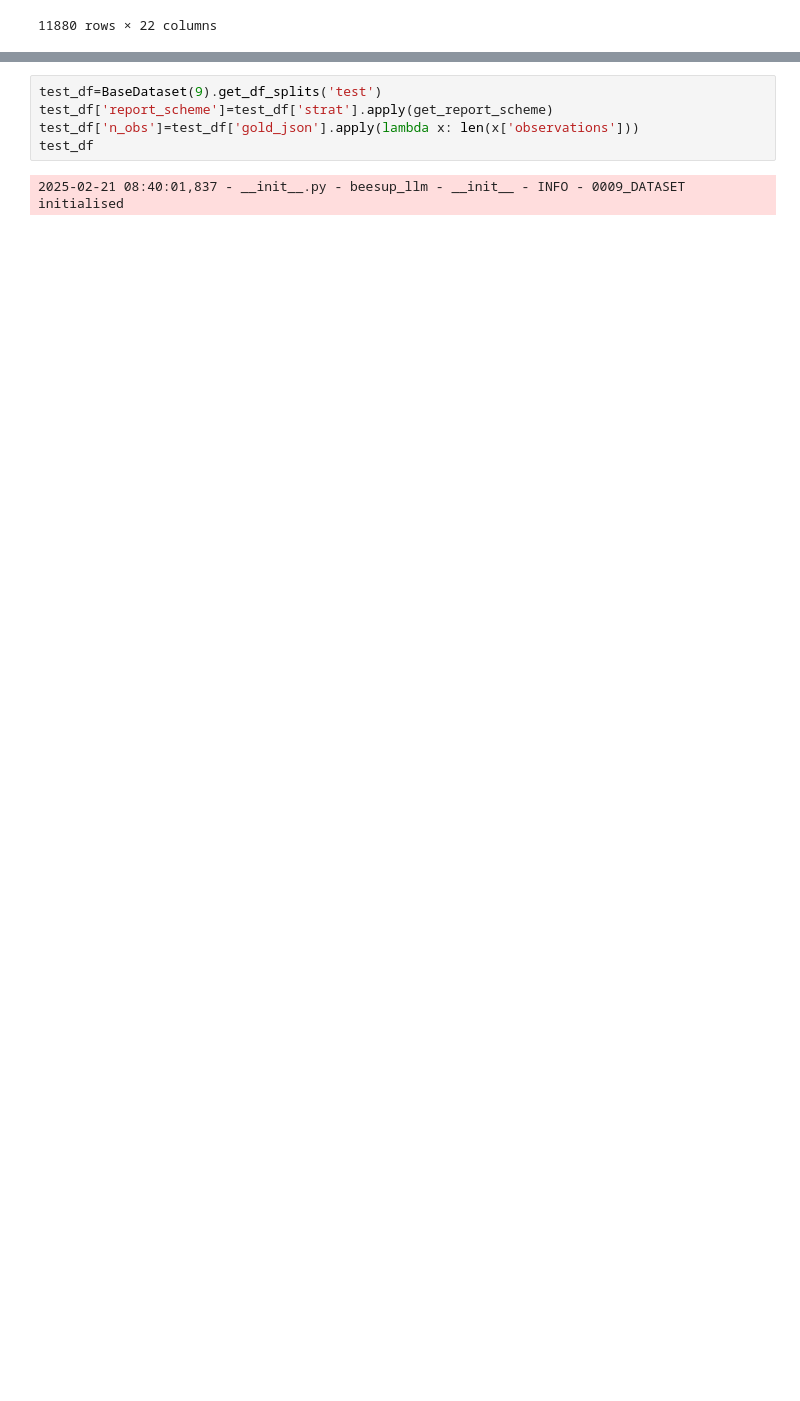
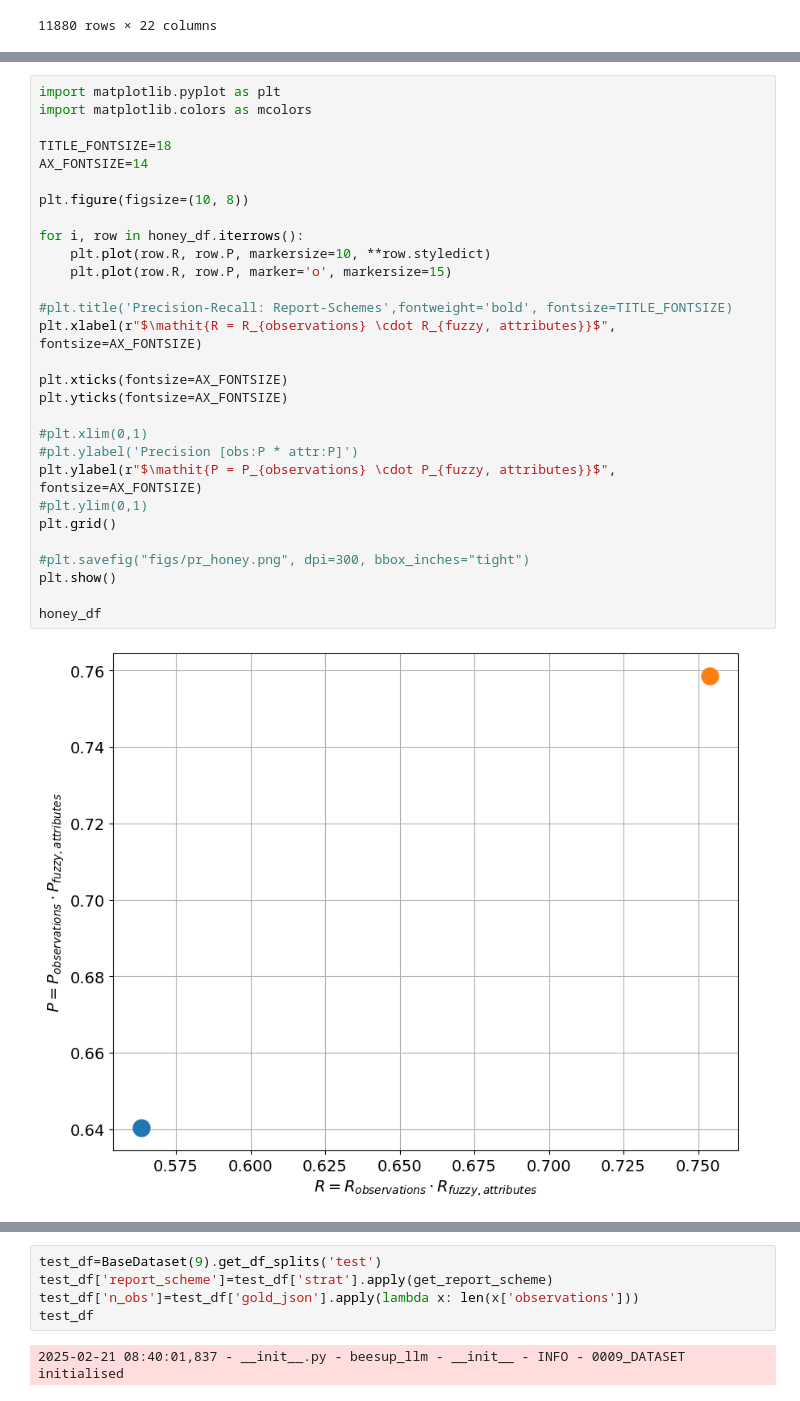
Before and after one commit to fee1ix/beesup_extraction_lab, a Jupyter notebook: setup_notebook.ipynb, the cells around one changed output, grey strips where cells are left out. Cells and saved outputs as stored; diff of their text form; blank space fills up the shorter version.

```diff
--- a/setup_notebook.ipynb
+++ b/setup_notebook.ipynb
@@ -1616,0 +1651,31 @@ evals_df
+# %%
+import matplotlib.pyplot as plt
+import matplotlib.colors as mcolors
+
+TITLE_FONTSIZE=18
+AX_FONTSIZE=14
+
+plt.figure(figsize=(10, 8))
+
+for i, row in honey_df.iterrows():
+    plt.plot(row.R, row.P, markersize=10, **row.styledict)
+    plt.plot(row.R, row.P, marker='o', markersize=15)
+
+#plt.title('Precision-Recall: Report-Schemes',fontweight='bold', fontsize=TITLE_FONTSIZE)
+plt.xlabel(r"$\mathit{R = R_{observations} \cdot R_{fuzzy, attributes}}$", fontsize=AX_FONTSIZE)
+
+plt.xticks(fontsize=AX_FONTSIZE)
+plt.yticks(fontsize=AX_FONTSIZE)
+
+#plt.xlim(0,1)
+#plt.ylabel('Precision [obs:P * attr:P]')
+plt.ylabel(r"$\mathit{P = P_{observations} \cdot P_{fuzzy, attributes}}$", fontsize=AX_FONTSIZE)
+#plt.ylim(0,1)
+plt.grid()
+
+#plt.savefig("figs/pr_honey.png", dpi=300, bbox_inches="tight")
+plt.show()
+
+honey_df
+# %% [output]
+[figure, added]
```
Also changed, not shown: parts of 5 cells of this notebook, 4 other files.
